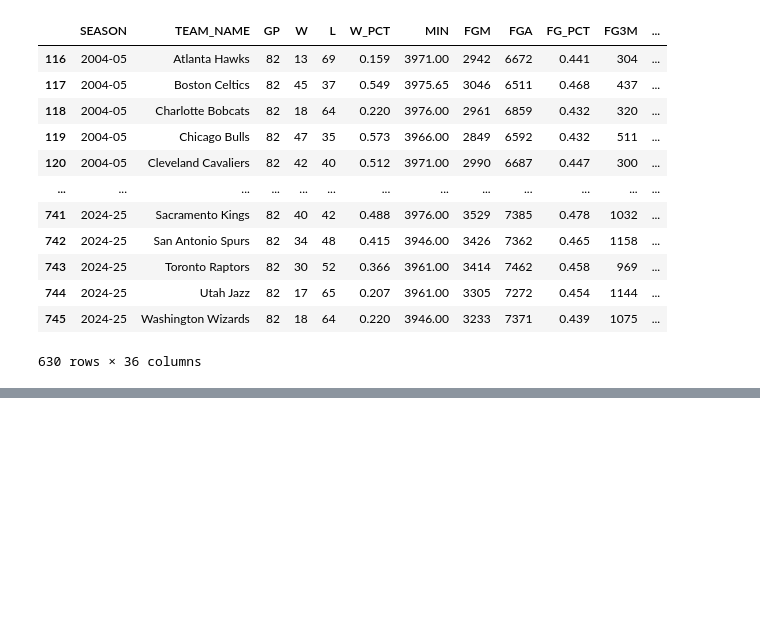
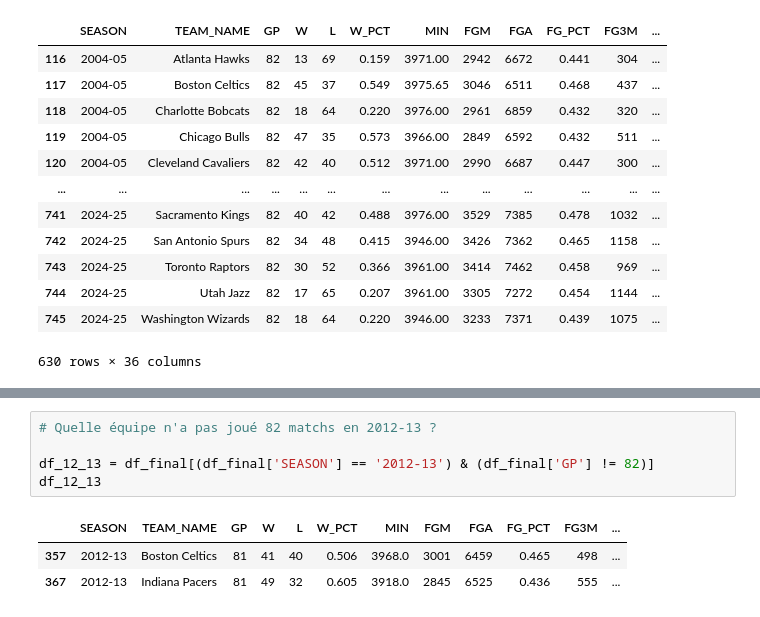
Before and after one commit to YoannDelage/nba_volutions, a Jupyter notebook: extraction_seasons.ipynb, the cells around one changed output, grey strips where cells are left out. Saved outputs shown, nothing was run; the diff lists cells and outputs as text; blank space fills up the shorter version.

```diff
--- a/extraction_seasons.ipynb
+++ b/extraction_seasons.ipynb
@@ -193,0 +221,9 @@ df_final
+# %%
+# Quelle équipe n'a pas joué 82 matchs en 2012-13 ?
+
+df_12_13 = df_final[(df_final['SEASON'] == '2012-13') & (df_final['GP'] != 82)]
+df_12_13
+# %% [output]
+|  | SEASON | TEAM_NAME | GP | W | L | W_PCT | MIN | FGM | FGA | FG_PCT | FG3M | ... |
+| 357 | 2012-13 | Boston Celtics | 81 | 41 | 40 | 0.506 | 3968.0 | 3001 | 6459 | 0.465 | 498 | ... |
+| 367 | 2012-13 | Indiana Pacers | 81 | 49 | 32 | 0.605 | 3918.0 | 2845 | 6525 | 0.436 | 555 | ... |
```
Also changed, not shown: parts of 2 cells of this notebook.
